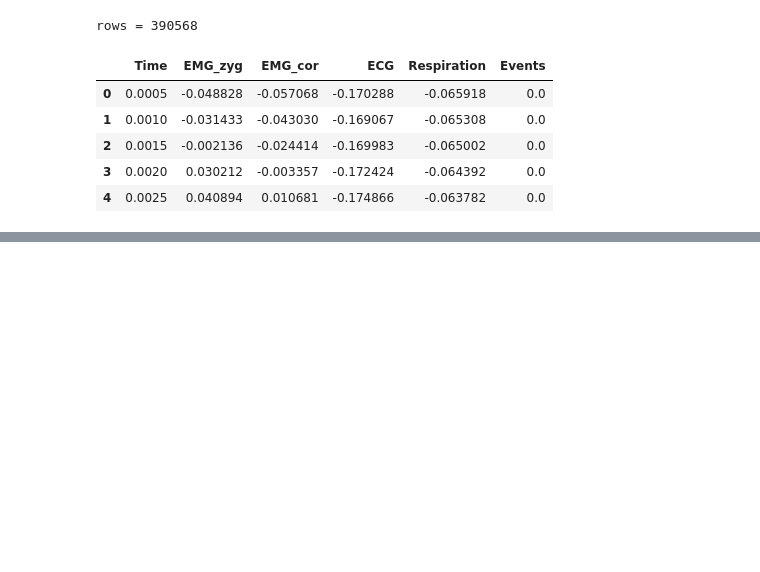
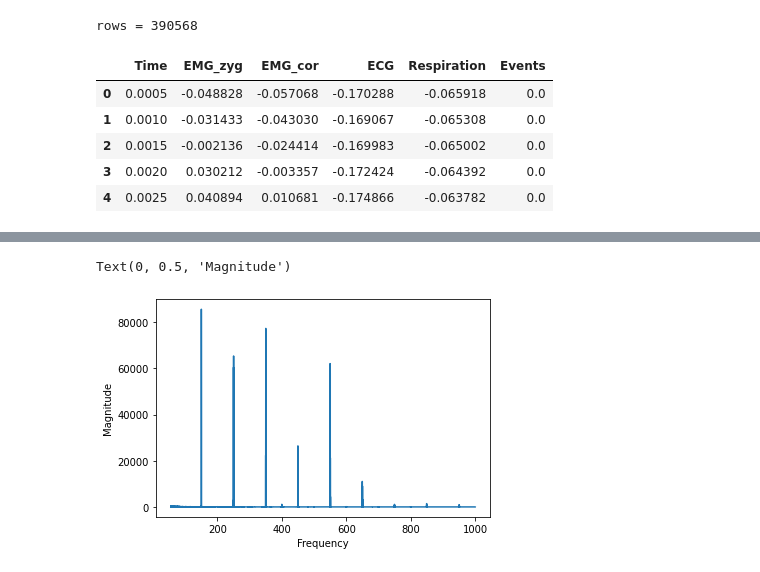
Before and after one commit to WiIIson/EMGFlow-Python-Package, a Jupyter notebook: PeakAffectDS-Analysis.ipynb, the cells around one changed output, grey strips where cells are left out. Cells and saved outputs as stored; diff of their text form; code cells hidden in the pictures; blank space fills up the shorter version.

```diff
--- a/PeakAffectDS-Analysis.ipynb
+++ b/PeakAffectDS-Analysis.ipynb
@@ -40,0 +76,13 @@ def makePowerSpectrum(data, time_step):
+# %%
+#
+# Ensuring the data still looks good despite noise
+#
+
+upper_ps = ps[ps['Frequency'] >= 55]
+
+plt.plot(upper_ps['Frequency'], upper_ps['Magnitude'])
+plt.xlabel('Frequency')
+plt.ylabel('Magnitude')
+# %% [output]
+Text(0, 0.5, 'Magnitude')
+[figure, added]
```
Also changed, not shown: parts of 11 cells of this notebook.
